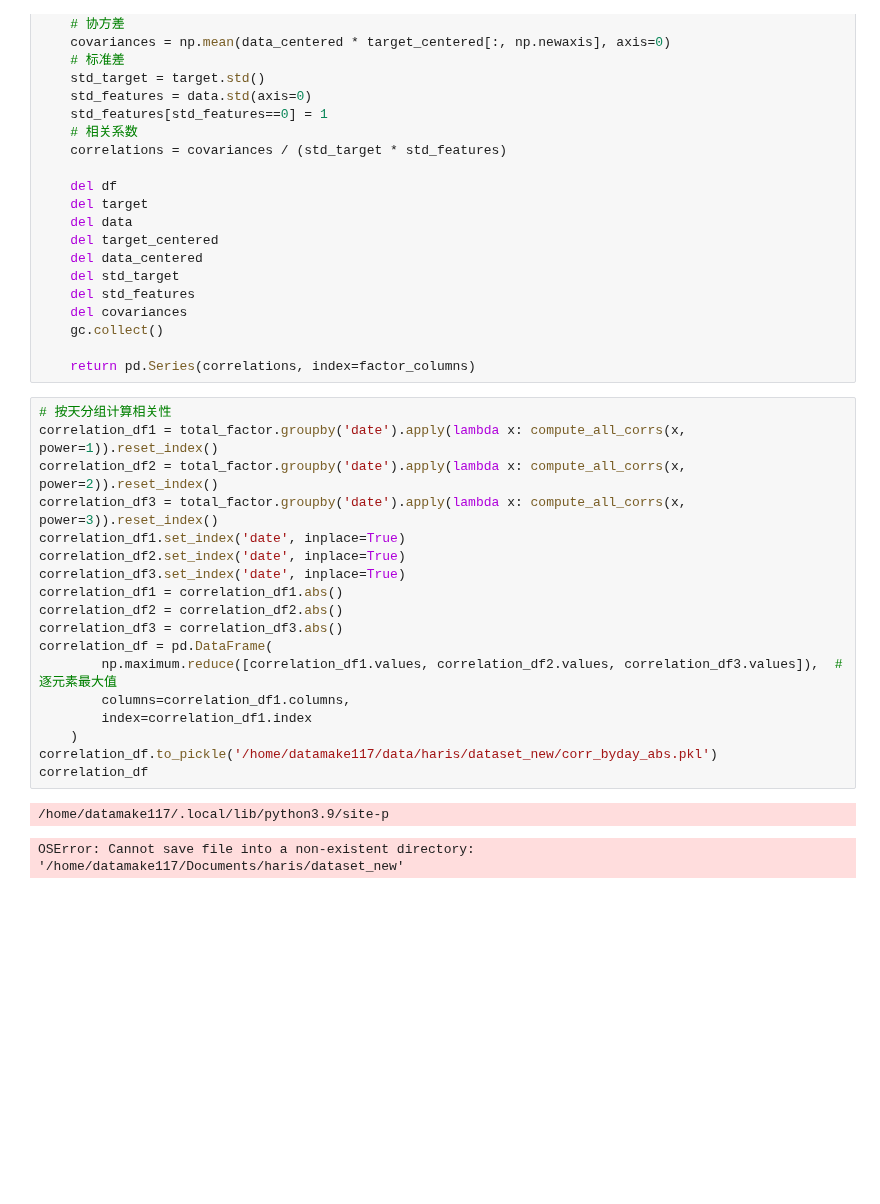
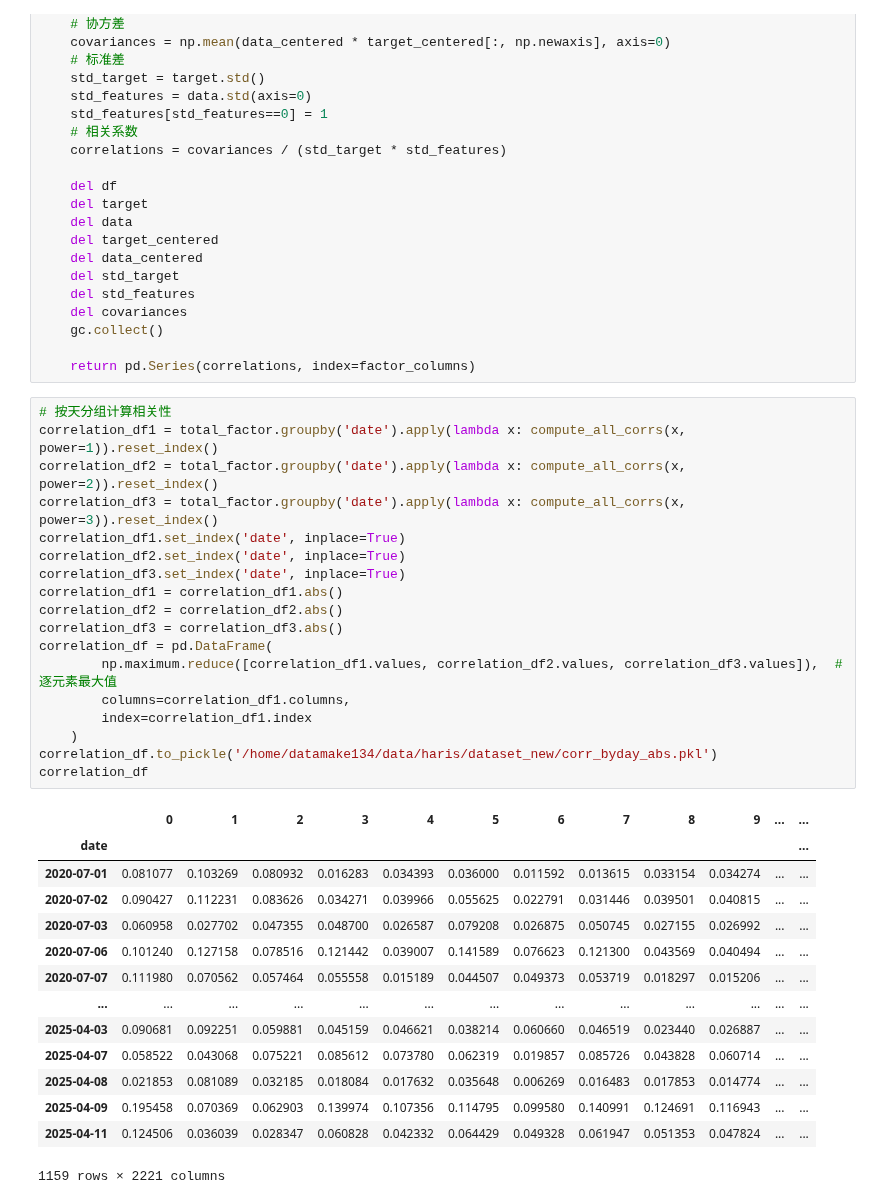
Before and after one commit to hs-wang17/dlmodel, a Jupyter notebook: data_process_1209/data_auxiliary.ipynb, the cells around one changed output. Cells and saved outputs as stored; diff of their text form; blank space fills up the shorter version.

```diff
--- a/data_process_1209/data_auxiliary.ipynb
+++ b/data_process_1209/data_auxiliary.ipynb
@@ -94,22 +94,34 @@ def compute_all_corrs(df, power=1, target_col='label_'):
 # %%
 # 按天分组计算相关性
 correlation_df1 = total_factor.groupby('date').apply(lambda x: compute_all_corrs(x, power=1)).reset_index()
 correlation_df2 = total_factor.groupby('date').apply(lambda x: compute_all_corrs(x, power=2)).reset_index()
 correlation_df3 = total_factor.groupby('date').apply(lambda x: compute_all_corrs(x, power=3)).reset_index()
 correlation_df1.set_index('date', inplace=True)
 correlation_df2.set_index('date', inplace=True)
 correlation_df3.set_index('date', inplace=True)
 correlation_df1 = correlation_df1.abs()
 correlation_df2 = correlation_df2.abs()
 correlation_df3 = correlation_df3.abs()
 correlation_df = pd.DataFrame(
         np.maximum.reduce([correlation_df1.values, correlation_df2.values, correlation_df3.values]),  # 逐元素最大值
         columns=correlation_df1.columns,
         index=correlation_df1.index
     )
-correlation_df.to_pickle('/home/datamake117/data/haris/dataset_new/corr_byday_abs.pkl')
+correlation_df.to_pickle('/home/datamake134/data/haris/dataset_new/corr_byday_abs.pkl')
 correlation_df
 # %% [output]
+|  | 0 | 1 | 2 | 3 | 4 | 5 | 6 | 7 | 8 | 9 | ... | ... |
+| date |  |  |  |  |  |  |  |  |  |  |  | ... |
+| 2020-07-01 | 0.081077 | 0.103269 | 0.080932 | 0.016283 | 0.034393 | 0.036000 | 0.011592 | 0.013615 | 0.033154 | 0.034274 | ... | ... |
+| 2020-07-02 | 0.090427 | 0.112231 | 0.083626 | 0.034271 | 0.039966 | 0.055625 | 0.022791 | 0.031446 | 0.039501 | 0.040815 | ... | ... |
+| 2020-07-03 | 0.060958 | 0.027702 | 0.047355 | 0.048700 | 0.026587 | 0.079208 | 0.026875 | 0.050745 | 0.027155 | 0.026992 | ... | ... |
+| 2020-07-06 | 0.101240 | 0.127158 | 0.078516 | 0.121442 | 0.039007 | 0.141589 | 0.076623 | 0.121300 | 0.043569 | 0.040494 | ... | ... |
+| 2020-07-07 | 0.111980 | 0.070562 | 0.057464 | 0.055558 | 0.015189 | 0.044507 | 0.049373 | 0.053719 | 0.018297 | 0.015206 | ... | ... |
+| ... | ... | ... | ... | ... | ... | ... | ... | ... | ... | ... | ... | ... |
+| 2025-04-03 | 0.090681 | 0.092251 | 0.059881 | 0.045159 | 0.046621 | 0.038214 | 0.060660 | 0.046519 | 0.023440 | 0.026887 | ... | ... |
+| 2025-04-07 | 0.058522 | 0.043068 | 0.075221 | 0.085612 | 0.073780 | 0.062319 | 0.019857 | 0.085726 | 0.043828 | 0.060714 | ... | ... |
+| 2025-04-08 | 0.021853 | 0.081089 | 0.032185 | 0.018084 | 0.017632 | 0.035648 | 0.006269 | 0.016483 | 0.017853 | 0.014774 | ... | ... |
+| 2025-04-09 | 0.195458 | 0.070369 | 0.062903 | 0.139974 | 0.107356 | 0.114795 | 0.099580 | 0.140991 | 0.124691 | 0.116943 | ... | ... |
+| 2025-04-11 | 0.124506 | 0.036039 | 0.028347 | 0.060828 | 0.042332 | 0.064429 | 0.049328 | 0.061947 | 0.051353 | 0.047824 | ... | ... |
-/home/datamake117/.local/lib/python3.9/site-p
+1159 rows × 2221 columns
-OSError: Cannot save file into a non-existent directory: '/home/datamake117/Documents/haris/dataset_new'
 # %%
```
Also changed, not shown: parts of 3 cells of this notebook, 12 other files.
